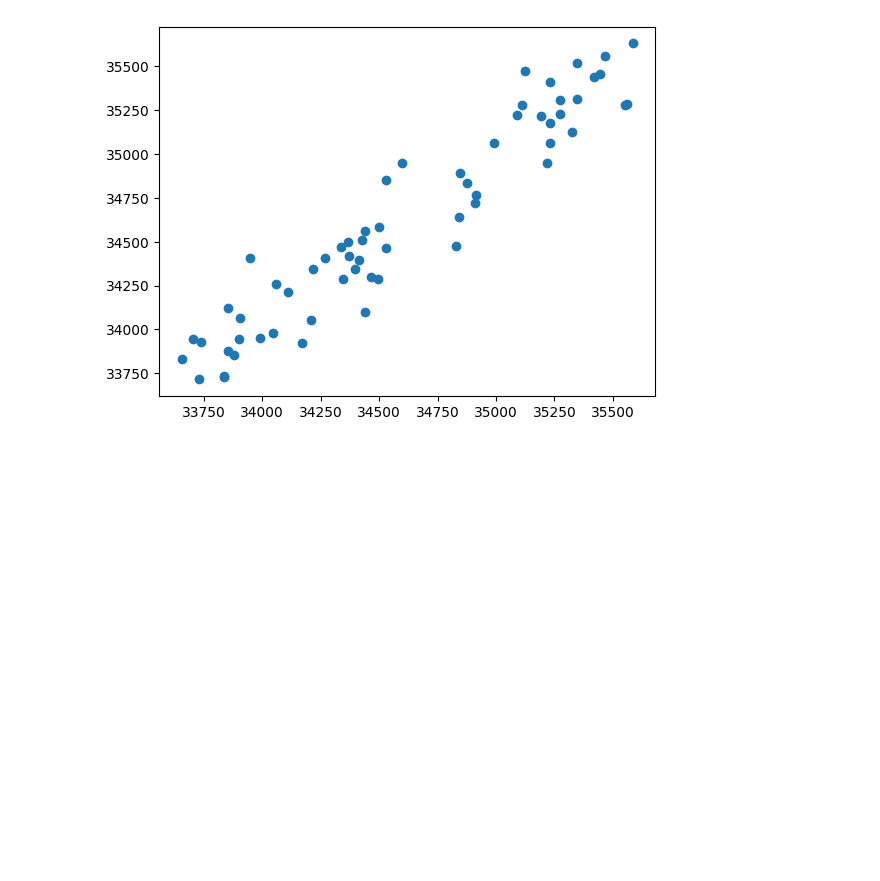
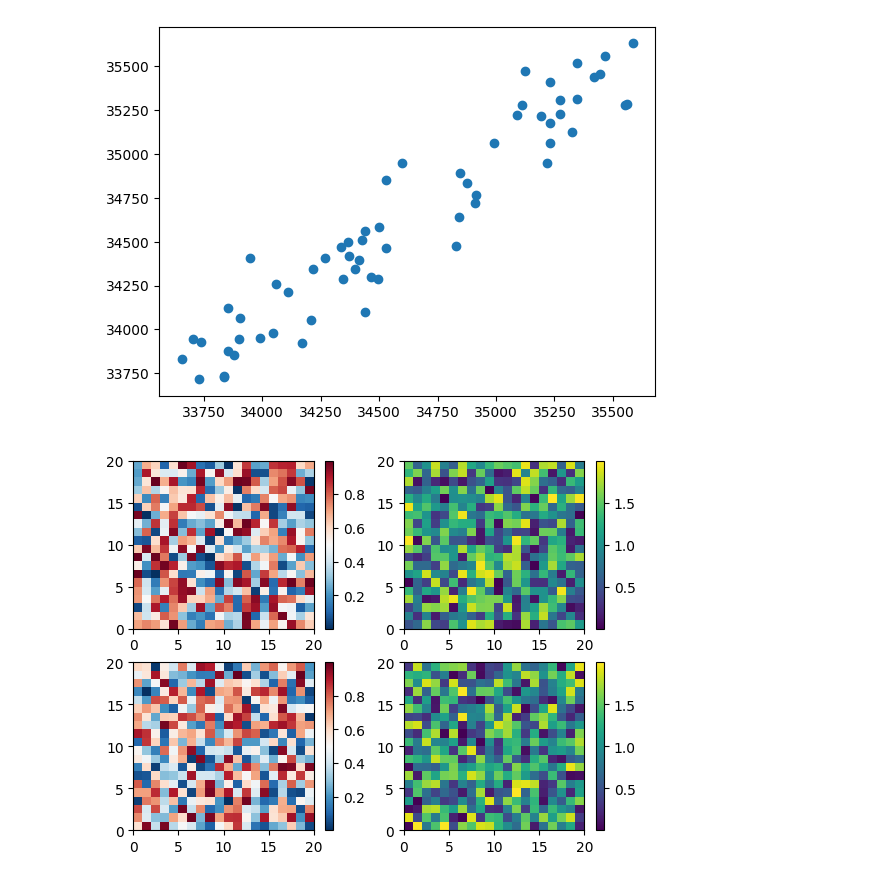
Before and after one commit to Pankaj-Str/Complete-Python-Mastery, a Jupyter notebook: Matplotlib-Python/Casestudy.ipynb, the cells around one changed output. Drawn from its saved outputs; the diff is of its cells as text; code cells hidden in the pictures; blank space fills up the shorter version.

```diff
--- a/Matplotlib-Python/Casestudy.ipynb
+++ b/Matplotlib-Python/Casestudy.ipynb
@@ -168,3 +168,22 @@ plt.scatter(data['Open'], data['Close'])
 plt.savefig('OpenClose.png')
 # %% [output]
 [figure]
+# %%
+# Example
+
+import matplotlib.pyplot as plt
+import numpy as np
+
+# Fixing random state for reproducibility
+np.random.seed(19680801)
+
+fig, axs = plt.subplots(2, 2)
+cmaps = ['RdBu_r', 'viridis']
+for col in range(2):
+    for row in range(2):
+        ax = axs[row, col]
+        pcm = ax.pcolormesh(np.random.random((20, 20)) * (col + 1),
+                            cmap=cmaps[col])
+        fig.colorbar(pcm, ax=ax)
+# %% [output]
+[figure, added]
```
Also changed, not shown: parts of 5 cells of this notebook.
